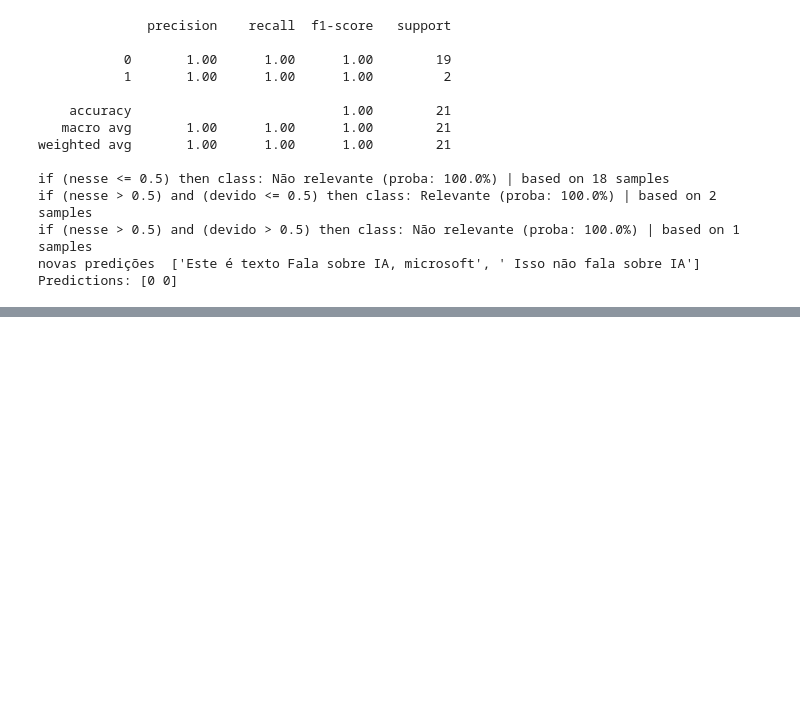
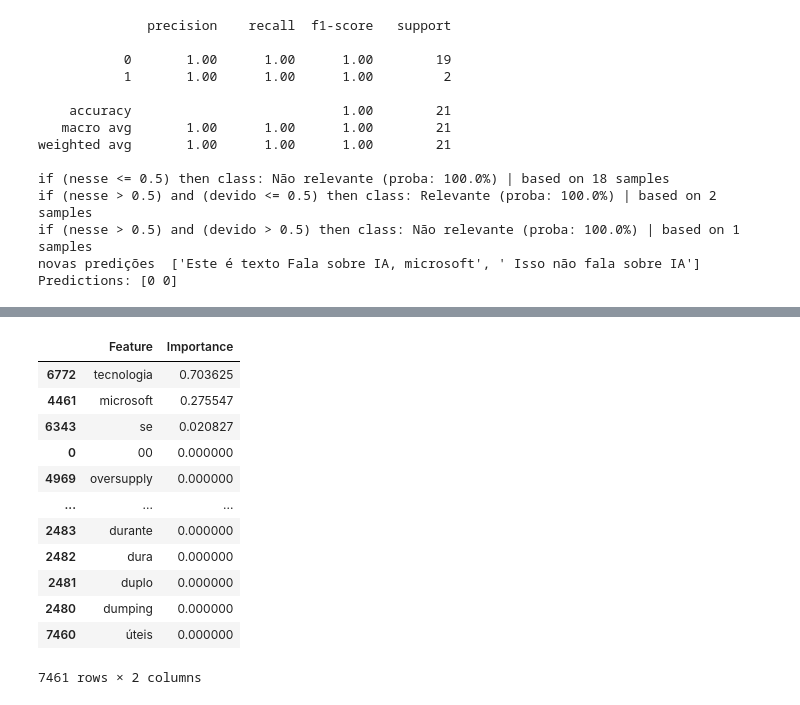
Before and after one commit to VictorBeraldo/open-speech-analytics, a Jupyter notebook: notebooks/main.ipynb, the cells around one changed output, grey strips where cells are left out. Cells and saved outputs as stored; diff of their text form; code cells hidden in the pictures; blank space fills up the shorter version.

Commit message:
add rule based model

```diff
--- a/notebooks/main.ipynb
+++ b/notebooks/main.ipynb
@@ -1040,3 +1042,24 @@ if (nesse > 0.5) and (devido <= 0.5) then class: Relevante (proba: 100.0%) | bas
 if (nesse > 0.5) and (devido > 0.5) then class: Não relevante (proba: 100.0%) | based on 1 samples
 novas predições  ['Este é texto Fala sobre IA, microsoft', ' Isso não fala sobre IA']
 Predictions: [0 0]
+# %%
+from utils.categorization import process_text_and_train_model
+import pandas as pd
+# Exemplo de uso
+# Dados de exemplo
+data = {
+    'text': relevante + relevante_sintetico + nao_relevante,
+    'label': [1] + [1] + [0]*len(nao_relevante)  # 1 para relevante, 0 para não relevante
+}
+
+# Carregar dados
+df = pd.DataFrame(data)
+# Chamar a função
+classification_report, rules, model = process_text_and_train_model(df, 'text', 'label', min_samples_leaf=1, additional_stopwords=['né', 'pra', 'tá', 'aí', 'vou', 'tô', 'cê'])
+
+# Mostrar relatório de classificação
+print(classification_report)
+
+# Mostrar regras
+for r in rules:
+    print(r)
@@ -1042,0 +1168,27 @@ Predictions: [0 0]
+# %%
+feature_importances = model.feature_importances_
+
+# Criar um DataFrame para exibir as importâncias
+features = vectorizer.get_feature_names_out().tolist()
+importances_df = pd.DataFrame({
+    'Feature': features,
+    'Importance': feature_importances
+})
+
+# Ordenar por importância
+importances_df = importances_df.sort_values(by='Importance', ascending=False)
+importances_df
+# %% [output]
+|  | Feature | Importance |
+| 6772 | tecnologia | 0.703625 |
+| 4461 | microsoft | 0.275547 |
+| 6343 | se | 0.020827 |
+| 0 | 00 | 0.000000 |
+| 4969 | oversupply | 0.000000 |
+| ... | ... | ... |
+| 2483 | durante | 0.000000 |
+| 2482 | dura | 0.000000 |
+| 2481 | duplo | 0.000000 |
+| 2480 | dumping | 0.000000 |
+| 7460 | úteis | 0.000000 |
+7461 rows × 2 columns
```
Also changed, not shown: parts of 22 cells of this notebook, 3 other files.
